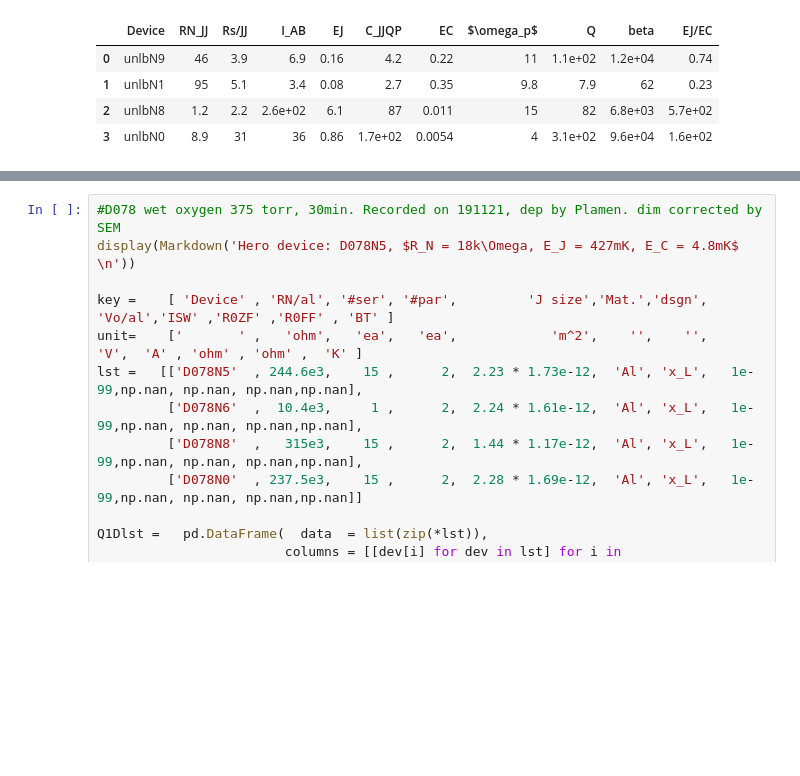
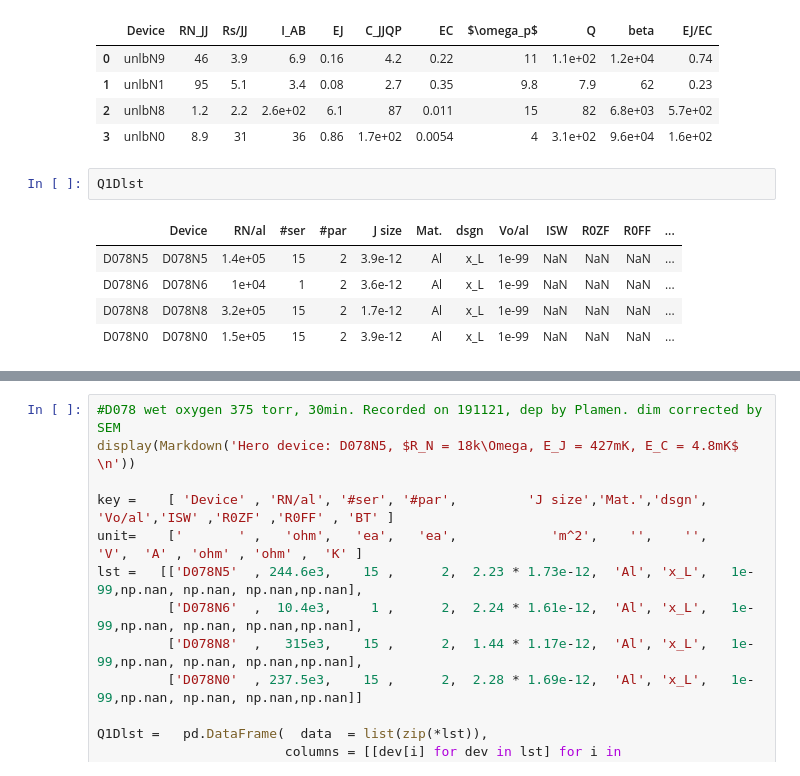
Before and after one commit to GershensonLab/measDC, a Jupyter notebook: _DevParam/list_of_samples.ipynb, the cells around one changed output, grey strips where cells are left out. Drawn from its saved outputs; the diff is of its cells as text; blank space fills up the shorter version.

```diff
--- a/_DevParam/list_of_samples.ipynb
+++ b/_DevParam/list_of_samples.ipynb
@@ -88,6 +89,14 @@ a
 | 1 | unlbN1 | 95 | 5.1 | 3.4 | 0.08 | 2.7 | 0.35 | 9.8 | 7.9 | 62 | 0.23 |
 | 2 | unlbN8 | 1.2 | 2.2 | 2.6e+02 | 6.1 | 87 | 0.011 | 15 | 82 | 6.8e+03 | 5.7e+02 |
 | 3 | unlbN0 | 8.9 | 31 | 36 | 0.86 | 1.7e+02 | 0.0054 | 4 | 3.1e+02 | 9.6e+04 | 1.6e+02 |
+# %%
+Q1Dlst
+# %% [output]
+|  | Device | RN/al | #ser | #par | J size | Mat. | dsgn | Vo/al | ISW | R0ZF | R0FF | ... |
+| D078N5 | D078N5 | 1.4e+05 | 15 | 2 | 3.9e-12 | Al | x_L | 1e-99 | NaN | NaN | NaN | ... |
+| D078N6 | D078N6 | 1e+04 | 1 | 2 | 3.6e-12 | Al | x_L | 1e-99 | NaN | NaN | NaN | ... |
+| D078N8 | D078N8 | 3.2e+05 | 15 | 2 | 1.7e-12 | Al | x_L | 1e-99 | NaN | NaN | NaN | ... |
+| D078N0 | D078N0 | 1.5e+05 | 15 | 2 | 3.9e-12 | Al | x_L | 1e-99 | NaN | NaN | NaN | ... |
 # %%
 #D078 wet oxygen 375 torr, 30min. Recorded on 191121, dep by Plamen. dim corrected by SEM
 display(Markdown('Hero device: D078N5, $R_N = 18k\Omega, E_J = 427mK, E_C = 4.8mK$ \n'))
```
Also changed, not shown: parts of 2 cells of this notebook, 2 other files.
